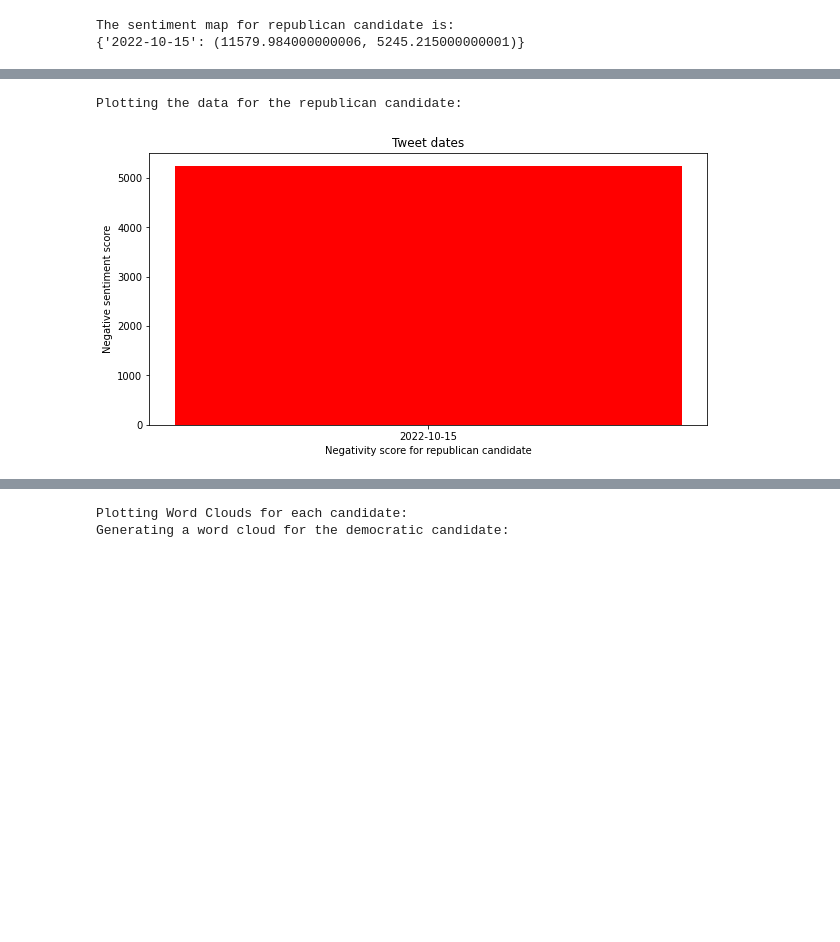
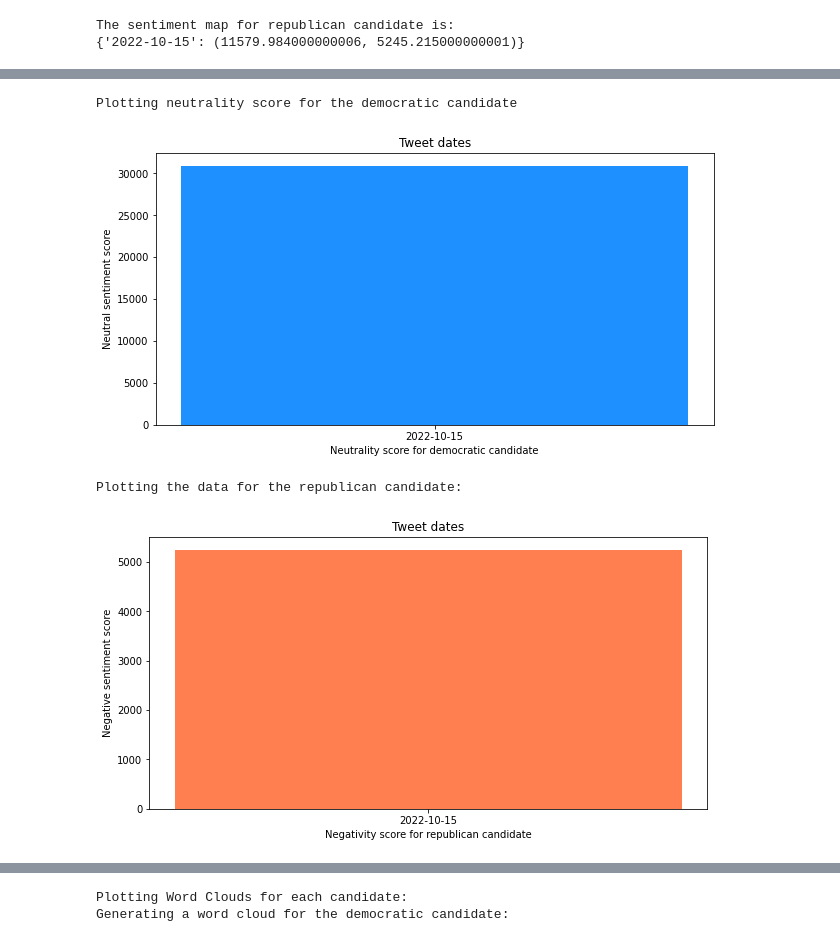
Before and after one commit to Denisfench/twitter_sentiment_analysis, a Jupyter notebook: twitter-sentiment-analysis.ipynb, the cells around one changed output, grey strips where cells are left out. Cells and saved outputs as stored; diff of their text form; code cells hidden in the pictures; blank space fills up the shorter version.

```diff
--- a/twitter-sentiment-analysis.ipynb
+++ b/twitter-sentiment-analysis.ipynb
@@ -344,10 +337,26 @@ Plotting the data for the democratic candidate:
+# %%
+print("Plotting neutrality score for the democratic candidate")
+
+fig = plt.figure(figsize = (10, 5))
+
+# creating the bar plot
+plt.bar(democratic_dates, democratic_neu_sent, color ='dodgerblue',
+        width = 0.4)
+
+plt.xlabel("Neutrality score for democratic candidate")
+plt.ylabel("Neutral sentiment score")
+plt.title("Tweet dates")
+plt.show()
+# %% [output]
+Plotting neutrality score for the democratic candidate
+[figure, added]
 # %%
 print("Plotting the data for the republican candidate: ")
 
 fig = plt.figure(figsize = (10, 5))
 
 # creating the bar plot
-plt.bar(republican_dates, republican_neg_sent, color ='red',
+plt.bar(republican_dates, republican_neg_sent, color ='coral',
         width = 0.4)
 
 plt.xlabel("Negativity score for republican candidate")
@@ -356,4 +365,4 @@ plt.title("Tweet dates")
 plt.show()
 # %% [output]
 Plotting the data for the republican candidate:
-[figure, old version]
+[figure, new version]
```
Also changed, not shown: parts of 4 cells of this notebook.
